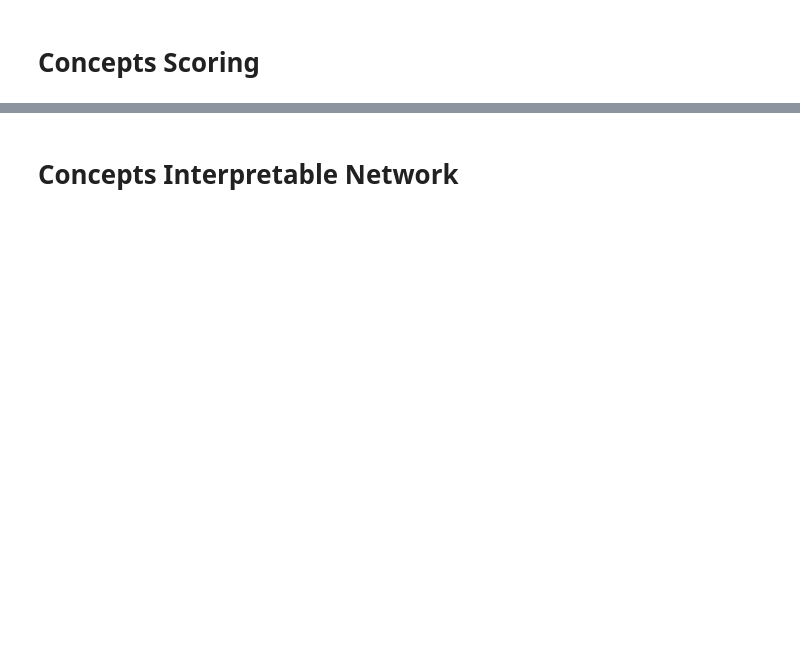
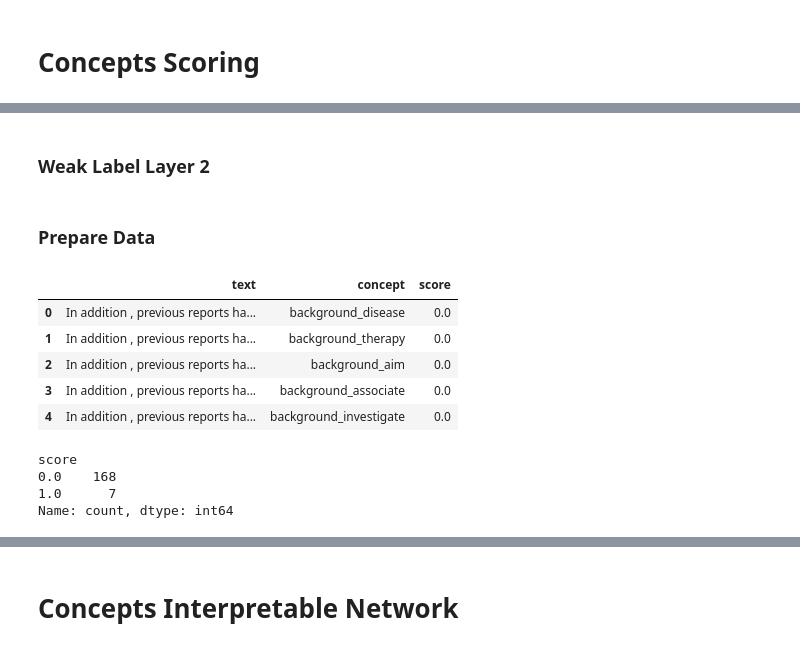
Before and after one commit to iSE-CBM/CIN, a Jupyter notebook: notebook/main_cs.ipynb, the cells around one changed output, grey strips where cells are left out. Saved outputs shown, nothing was run; the diff lists cells and outputs as text; code cells hidden in the pictures; blank space fills up the shorter version.

Commit message:
Concept scoring

```diff
--- a/notebook/main_cs.ipynb
+++ b/notebook/main_cs.ipynb
@@ -59,0 +184,21 @@ class NLIModel:
+# %%
+# Khởi tạo cột L1
+for label in label_names:
+    for kw in keyword_concepts[label]:
+        train_df[f"concept_score_L1_{label}_{kw}"] = -1.0
+
+# Gán weak label theo rule-based
+for i in tqdm(range(len(train_df)), desc="Gán Weak Label Layer 1"):
+    text_doc = train_df.iloc[i]["text_doc"]
+    true_label = train_df.iloc[i]["label"]
+
+    for label in label_names:
+        for kw in keyword_concepts[label]:
+            syns = lemmatized_synonyms_per_label[label].get(kw, [kw])
+            is_present = contains_lemmatized_keywords(text_doc, syns)
+            # Nếu keyword xuất hiện và đúng nhãn thật → 1
+            # Nếu không thuộc nhãn → 0
+            score = 1 if (is_present and label == true_label) else 0
+            train_df.at[i, f"concept_score_L1_{label}_{kw}"] = score
+# %% [markdown]
+### Weak Label Layer 2
@@ -59,0 +234,47 @@ class NLIModel:
+# %% [markdown]
+### Prepare Data
+# %%
+train_nli_data = []
+
+layer1_cols = [c for c in train_df.columns if c.startswith("concept_score_L1_")]
+layer2_cols = [c for c in train_df.columns if c.startswith("concept_score_L2_")]
+
+for i in tqdm(range(train_df.shape[0]), desc="Tạo dữ liệu huấn luyện (text, concept, score)"):
+    text = train_df.iloc[i]["text"]
+
+    # --- Layer 1 ---
+    for col in layer1_cols:
+        _, _, _, kw = col.split("_", 3)
+        score = train_df.iloc[i][col]
+        train_nli_data.append({
+            "text": text,
+            "concept": kw,
+            "score": score
+        })
+
+    # --- Layer 2 ---
+    for col in layer2_cols:
+        _, _, _, abs_concept = col.split("_", 3)
+        score = train_df.iloc[i][col]
+        train_nli_data.append({
+            "text": text,
+            "concept": abs_concept,
+            "score": score
+        })
+
+concept_scorer_train_df = pd.DataFrame(train_nli_data)
+concept_scorer_train_df.head()
+# %% [output]
+|  | text | concept | score |
+| 0 | In addition , previous reports ha... | background_disease | 0.0 |
+| 1 | In addition , previous reports ha... | background_therapy | 0.0 |
+| 2 | In addition , previous reports ha... | background_aim | 0.0 |
+| 3 | In addition , previous reports ha... | background_associate | 0.0 |
+| 4 | In addition , previous reports ha... | background_investigate | 0.0 |
+# %%
+concept_scorer_train_df.value_counts('score')
+# %% [output]
+score
+0.0    168
+1.0      7
+Name: count, dtype: int64
```
Also changed, not shown: parts of 29 cells of this notebook, 1 other file.
